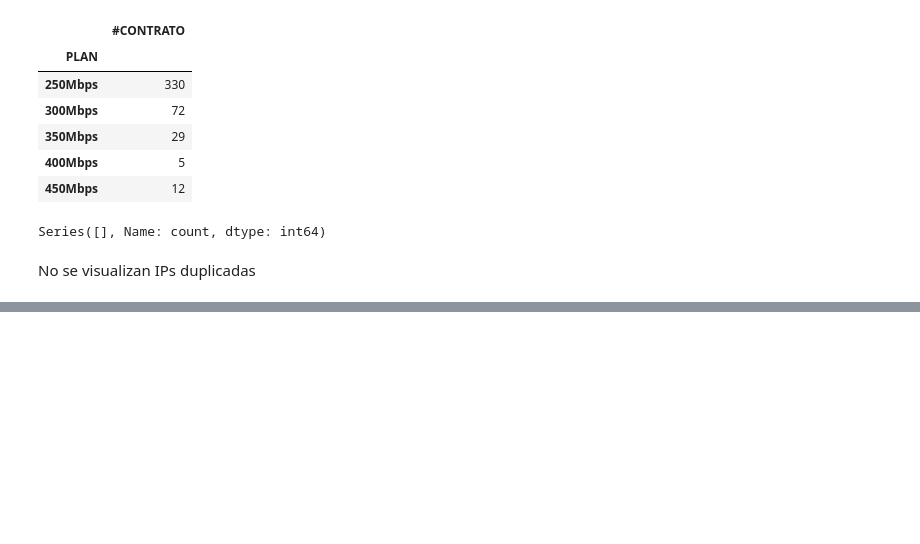
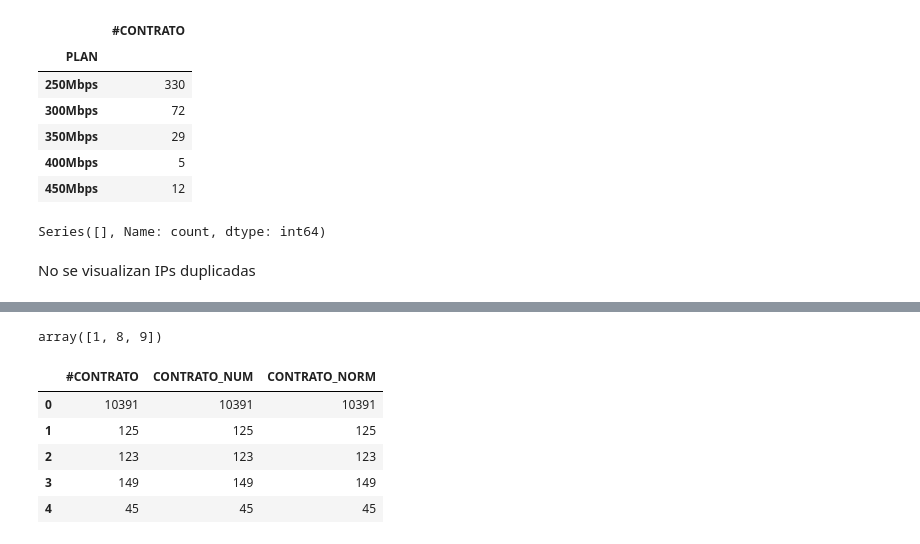
Before and after one commit to rauljr87/SAI, a Jupyter notebook: Empadronamiento/analisis_base_ansattv.ipynb, the cells around one changed output, grey strips where cells are left out. Saved outputs shown, nothing was run; the diff lists cells and outputs as text; code cells hidden in the pictures; blank space fills up the shorter version.

```diff
--- a/Empadronamiento/analisis_base_ansattv.ipynb
+++ b/Empadronamiento/analisis_base_ansattv.ipynb
@@ -349,0 +501,13 @@ No se visualizan IPs duplicadas
+# %%
+df_san_antonio.columns.get_indexer(['#CONTRATO', 'CONTRATO_NUM', 'CONTRATO_NORM'])
+# %% [output]
+array([1, 8, 9])
+# %%
+df_san_antonio.iloc[ :5, [1,8,9] ]
+# %% [output]
+|  | #CONTRATO | CONTRATO_NUM | CONTRATO_NORM |
+| 0 | 10391 | 10391 | 10391 |
+| 1 | 125 | 125 | 125 |
+| 2 | 123 | 123 | 123 |
+| 3 | 149 | 149 | 149 |
+| 4 | 45 | 45 | 45 |
```
Also changed, not shown: parts of 56 cells of this notebook.
